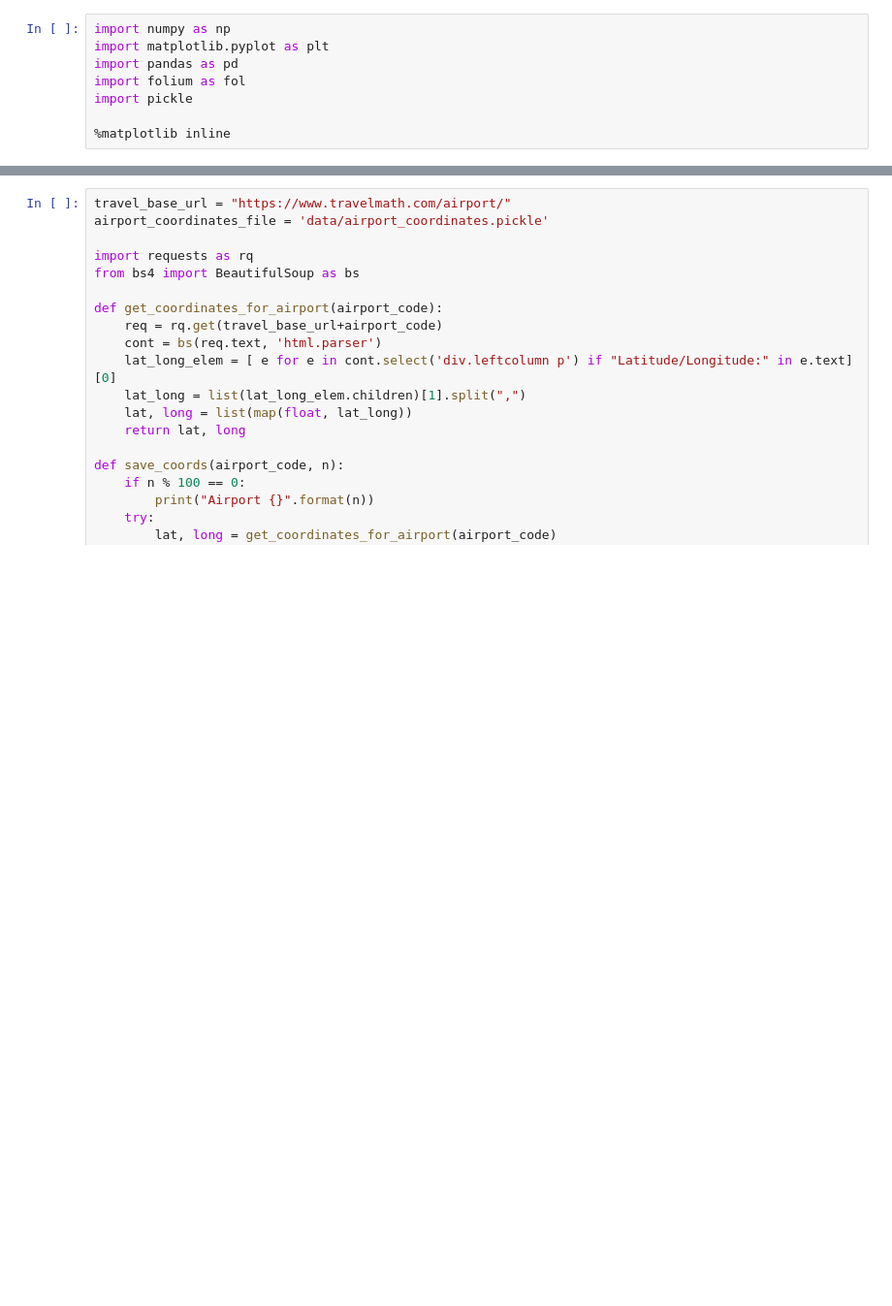
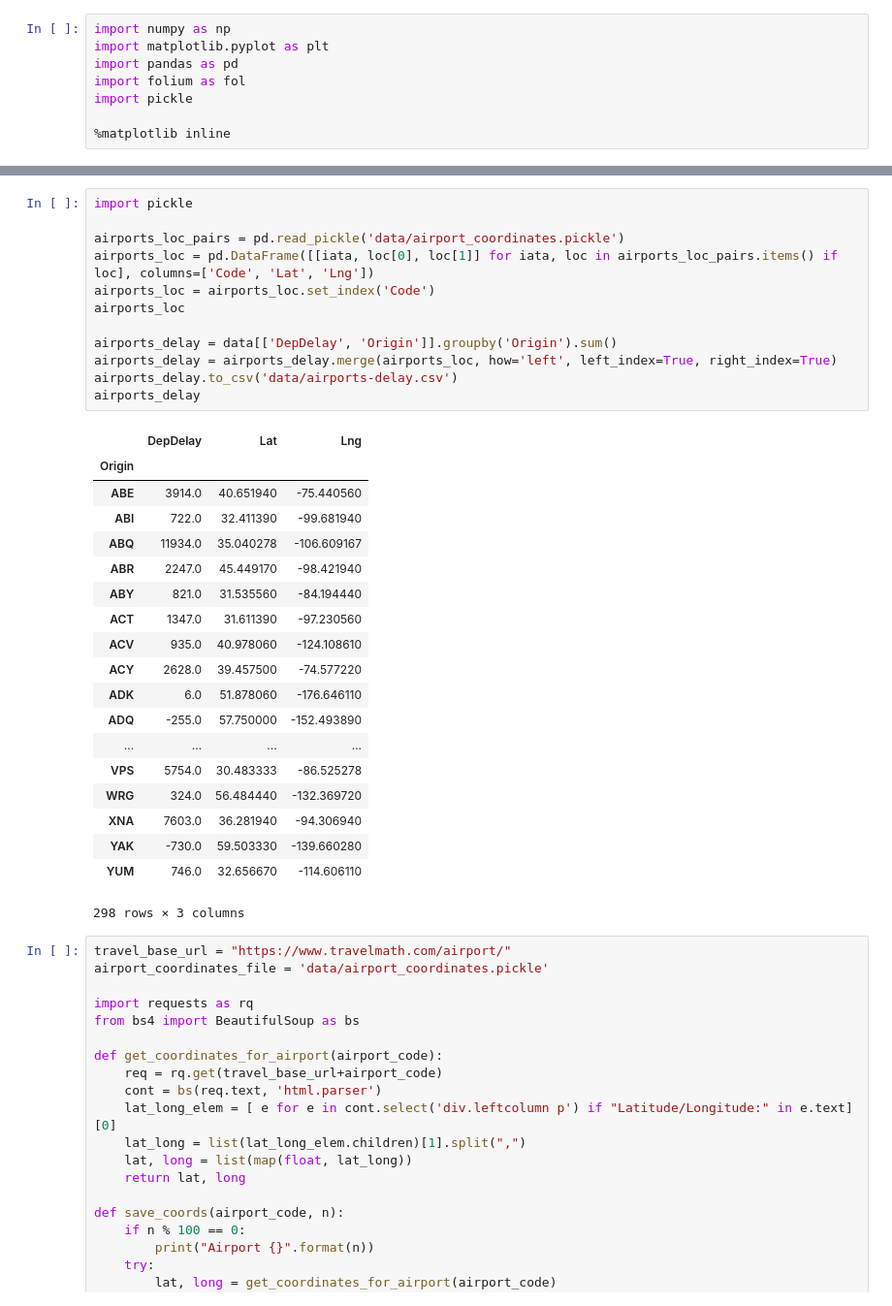
Before and after one commit to sourabhlal/FlightDelaysViz, a Jupyter notebook: FlightDelays.ipynb, the cells around one changed output, grey strips where cells are left out. Shown: that part at 97% size. Drawn from its saved outputs; the diff is of its cells as text; blank space fills up the shorter version.

```diff
--- a/FlightDelays.ipynb
+++ b/FlightDelays.ipynb
@@ -86,3 +83,35 @@ Read data and filter columns
+# %%
+import pickle
+
+airports_loc_pairs = pd.read_pickle('data/airport_coordinates.pickle')
+airports_loc = pd.DataFrame([[iata, loc[0], loc[1]] for iata, loc in airports_loc_pairs.items() if loc], columns=['Code', 'Lat', 'Lng'])
+airports_loc = airports_loc.set_index('Code')
+airports_loc
+
+airports_delay = data[['DepDelay', 'Origin']].groupby('Origin').sum()
+airports_delay = airports_delay.merge(airports_loc, how='left', left_index=True, right_index=True)
+airports_delay.to_csv('data/airports-delay.csv')
+airports_delay
+# %% [output]
+|  | DepDelay | Lat | Lng |
+| Origin |  |  |  |
+| ABE | 3914.0 | 40.651940 | -75.440560 |
+| ABI | 722.0 | 32.411390 | -99.681940 |
+| ABQ | 11934.0 | 35.040278 | -106.609167 |
+| ABR | 2247.0 | 45.449170 | -98.421940 |
+| ABY | 821.0 | 31.535560 | -84.194440 |
+| ACT | 1347.0 | 31.611390 | -97.230560 |
+| ACV | 935.0 | 40.978060 | -124.108610 |
+| ACY | 2628.0 | 39.457500 | -74.577220 |
+| ADK | 6.0 | 51.878060 | -176.646110 |
+| ADQ | -255.0 | 57.750000 | -152.493890 |
+| ... | ... | ... | ... |
+| VPS | 5754.0 | 30.483333 | -86.525278 |
+| WRG | 324.0 | 56.484440 | -132.369720 |
+| XNA | 7603.0 | 36.281940 | -94.306940 |
+| YAK | -730.0 | 59.503330 | -139.660280 |
+| YUM | 746.0 | 32.656670 | -114.606110 |
+298 rows × 3 columns
 # %%
 travel_base_url = "https://www.travelmath.com/airport/"
 airport_coordinates_file = 'data/airport_coordinates.pickle'
```
Also changed, not shown: parts of 2 cells of this notebook.
